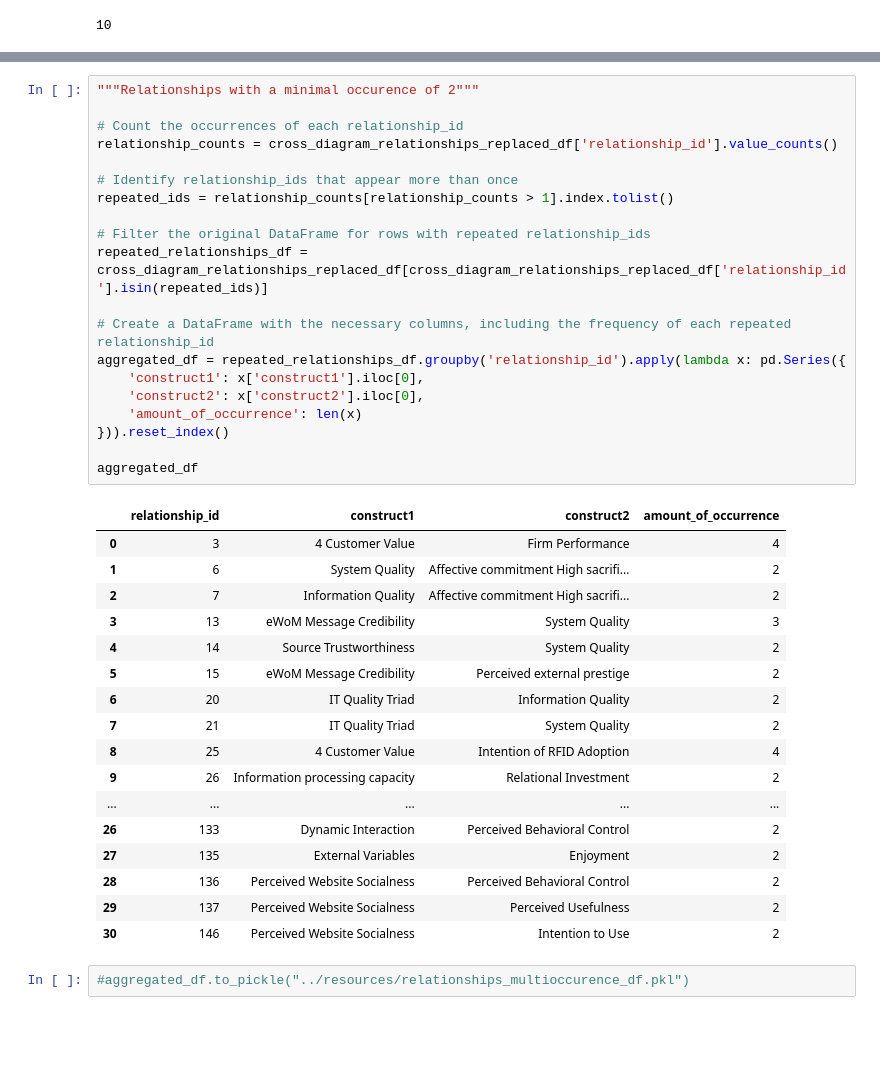
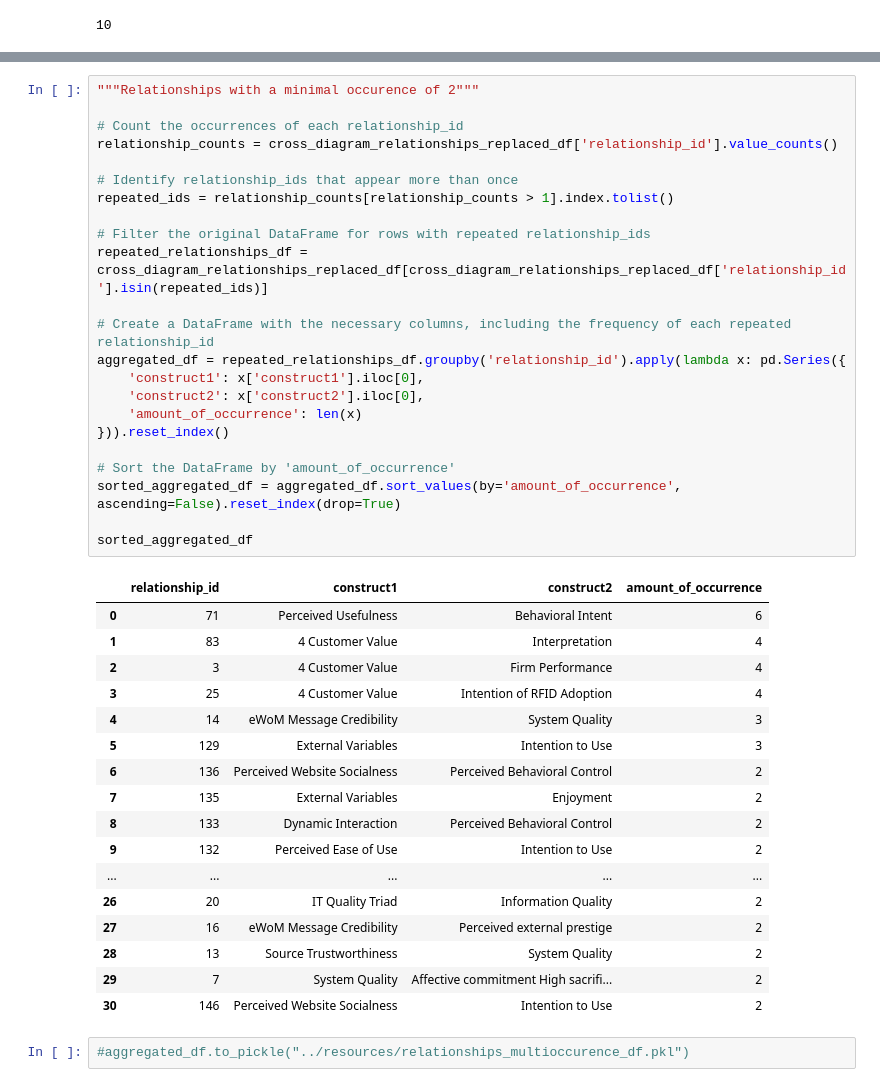
Before and after one commit to TimothyKusuma/Master-Thesis, a Jupyter notebook: ipynb_notebooks/indirect_relations.ipynb, the cells around one changed output, grey strips where cells are left out. Drawn from its saved outputs; the diff is of its cells as text; blank space fills up the shorter version.

```diff
--- a/ipynb_notebooks/indirect_relations.ipynb
+++ b/ipynb_notebooks/indirect_relations.ipynb
@@ -407,40 +412,43 @@ cross_diagram_relationships_replaced_df.loc[cross_diagram_relationships_replaced
 # %%
 """Relationships with a minimal occurence of 2"""
 
 # Count the occurrences of each relationship_id
 relationship_counts = cross_diagram_relationships_replaced_df['relationship_id'].value_counts()
 
 # Identify relationship_ids that appear more than once
 repeated_ids = relationship_counts[relationship_counts > 1].index.tolist()
 
 # Filter the original DataFrame for rows with repeated relationship_ids
 repeated_relationships_df = cross_diagram_relationships_replaced_df[cross_diagram_relationships_replaced_df['relationship_id'].isin(repeated_ids)]
 
 # Create a DataFrame with the necessary columns, including the frequency of each repeated relationship_id
 aggregated_df = repeated_relationships_df.groupby('relationship_id').apply(lambda x: pd.Series({
     'construct1': x['construct1'].iloc[0],
     'construct2': x['construct2'].iloc[0],
     'amount_of_occurrence': len(x)
 })).reset_index()
 
-aggregated_df
+# Sort the DataFrame by 'amount_of_occurrence'
+sorted_aggregated_df = aggregated_df.sort_values(by='amount_of_occurrence', ascending=False).reset_index(drop=True)
+
+sorted_aggregated_df
 # %% [output]
 |  | relationship_id | construct1 | construct2 | amount_of_occurrence |
-| 0 | 3 | 4 Customer Value | Firm Performance | 4 |
-| 1 | 6 | System Quality | Affective commitment High sacrifi... | 2 |
-| 2 | 7 | Information Quality | Affective commitment High sacrifi... | 2 |
-| 3 | 13 | eWoM Message Credibility | System Quality | 3 |
-| 4 | 14 | Source Trustworthiness | System Quality | 2 |
-| 5 | 15 | eWoM Message Credibility | Perceived external prestige | 2 |
-| 6 | 20 | IT Quality Triad | Information Quality | 2 |
-| 7 | 21 | IT Quality Triad | System Quality | 2 |
-| 8 | 25 | 4 Customer Value | Intention of RFID Adoption | 4 |
-| 9 | 26 | Information processing capacity | Relational Investment | 2 |
+| 0 | 71 | Perceived Usefulness | Behavioral Intent | 6 |
+| 1 | 83 | 4 Customer Value | Interpretation | 4 |
+| 2 | 3 | 4 Customer Value | Firm Performance | 4 |
+| 3 | 25 | 4 Customer Value | Intention of RFID Adoption | 4 |
+| 4 | 14 | eWoM Message Credibility | System Quality | 3 |
+| 5 | 129 | External Variables | Intention to Use | 3 |
+| 6 | 136 | Perceived Website Socialness | Perceived Behavioral Control | 2 |
+| 7 | 135 | External Variables | Enjoyment | 2 |
+| 8 | 133 | Dynamic Interaction | Perceived Behavioral Control | 2 |
+| 9 | 132 | Perceived Ease of Use | Intention to Use | 2 |
 | ... | ... | ... | ... | ... |
-| 26 | 133 | Dynamic Interaction | Perceived Behavioral Control | 2 |
-| 27 | 135 | External Variables | Enjoyment | 2 |
-| 28 | 136 | Perceived Website Socialness | Perceived Behavioral Control | 2 |
-| 29 | 137 | Perceived Website Socialness | Perceived Usefulness | 2 |
+| 26 | 20 | IT Quality Triad | Information Quality | 2 |
+| 27 | 16 | eWoM Message Credibility | Perceived external prestige | 2 |
+| 28 | 13 | Source Trustworthiness | System Quality | 2 |
+| 29 | 7 | System Quality | Affective commitment High sacrifi... | 2 |
 | 30 | 146 | Perceived Website Socialness | Intention to Use | 2 |
 # %%
 #aggregated_df.to_pickle("../resources/relationships_multioccurence_df.pkl")
```
Also changed, not shown: parts of 11 cells of this notebook, 1 other file.
